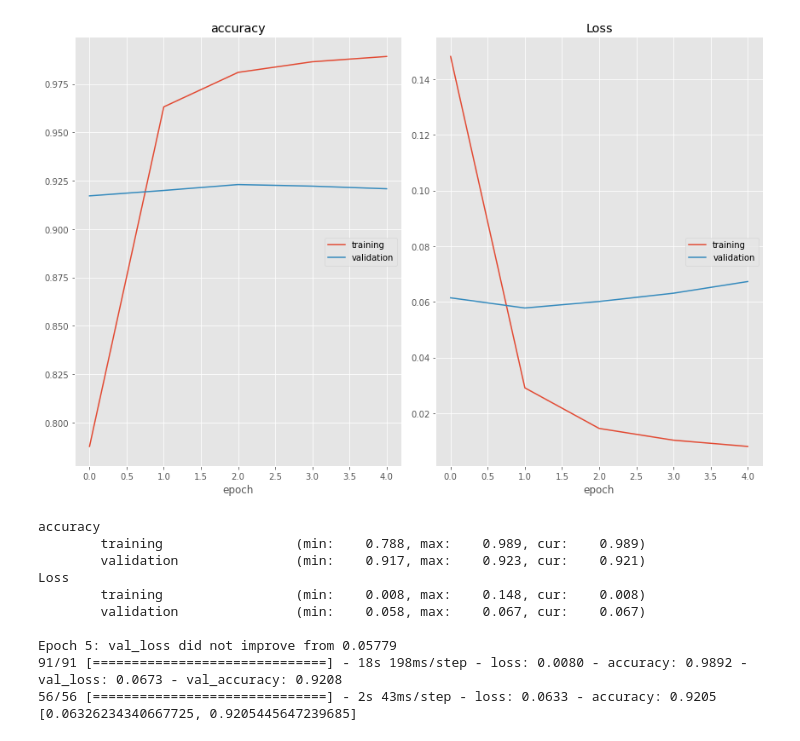
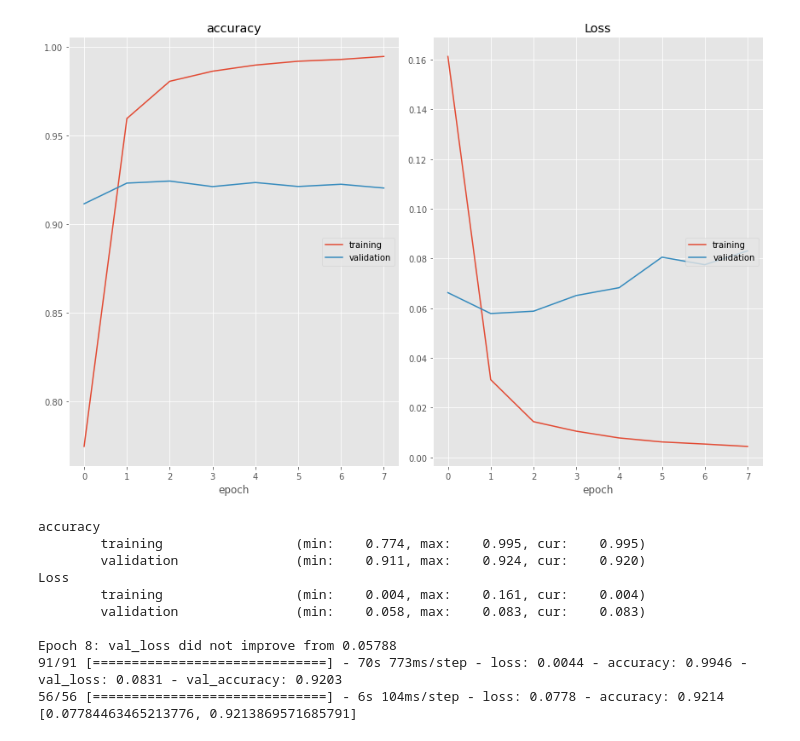
Before and after one commit to fathanick/Word-level-Indonesian-Javanese-English-code-mixed-language-identification, a Jupyter notebook: deep learning/tensorflow_/wc_bilstm_training_v2.ipynb, the cells around one changed output. Drawn from its saved outputs; the diff is of its cells as text; code cells hidden in the pictures.

```diff
--- a/deep learning/tensorflow_/wc_bilstm_training_v2.ipynb
+++ b/deep learning/tensorflow_/wc_bilstm_training_v2.ipynb
@@ -56,39 +56,39 @@ ________________________________________________________________________________
 # %%
 root_path = 'model/'
 model_name = 'wc_blstm_model_v2.h5'
-num_epoch = 5
+num_epoch = 50
 batch_sz = 32
 callbacks = get_callbacks(root_path, model_name)
 
 history = model.fit(x=[X_word_tr,
                      np.array(X_char_tr).reshape((len(X_char_tr), max_len, max_len_char))],
                     y=np.array(y_tr).reshape(len(y_tr), max_len, 1),
                     #validation_data=(X_word_val, y_val),
                     validation_data=(
                       [X_word_val, np.array(X_char_val).reshape((len(X_char_val),
                                                                 max_len, max_len_char))],
                         np.array(y_val).reshape(len(y_val), max_len, 1)
                     ),
                     batch_size=batch_sz,
                     epochs=num_epoch,
                     callbacks=callbacks,
                     verbose=1
                     )
 
 print(model.evaluate([X_word_ts, np.array(X_char_ts).reshape((len(X_char_ts), max_len, max_len_char))], np.array(y_ts).reshape(len(y_ts), max_len, 1)))
 # %% [output]
-[figure, old version]
+[figure, new version]
 accuracy
-        training                 (min:    0.788, max:    0.989, cur:    0.989)
-        validation               (min:    0.917, max:    0.923, cur:    0.921)
+        training                 (min:    0.774, max:    0.995, cur:    0.995)
+        validation               (min:    0.911, max:    0.924, cur:    0.920)
 Loss
-        training                 (min:    0.008, max:    0.148, cur:    0.008)
-        validation               (min:    0.058, max:    0.067, cur:    0.067)
+        training                 (min:    0.004, max:    0.161, cur:    0.004)
+        validation               (min:    0.058, max:    0.083, cur:    0.083)
 
-Epoch 5: val_loss did not improve from 0.05779
-91/91 [==============================] - 18s 198ms/step - loss: 0.0080 - accuracy: 0.9892 - val_loss: 0.0673 - val_accuracy: 0.9208
-56/56 [==============================] - 2s 43ms/step - loss: 0.0633 - accuracy: 0.9205
-[0.06326234340667725, 0.9205445647239685]
+Epoch 8: val_loss did not improve from 0.05788
+91/91 [==============================] - 70s 773ms/step - loss: 0.0044 - accuracy: 0.9946 - val_loss: 0.0831 - val_accuracy: 0.9203
+56/56 [==============================] - 6s 104ms/step - loss: 0.0778 - accuracy: 0.9214
+[0.07784463465213776, 0.9213869571685791]
 # %%
 from keras.models import load_model
 
```
Also changed, not shown: parts of 6 cells of this notebook.
